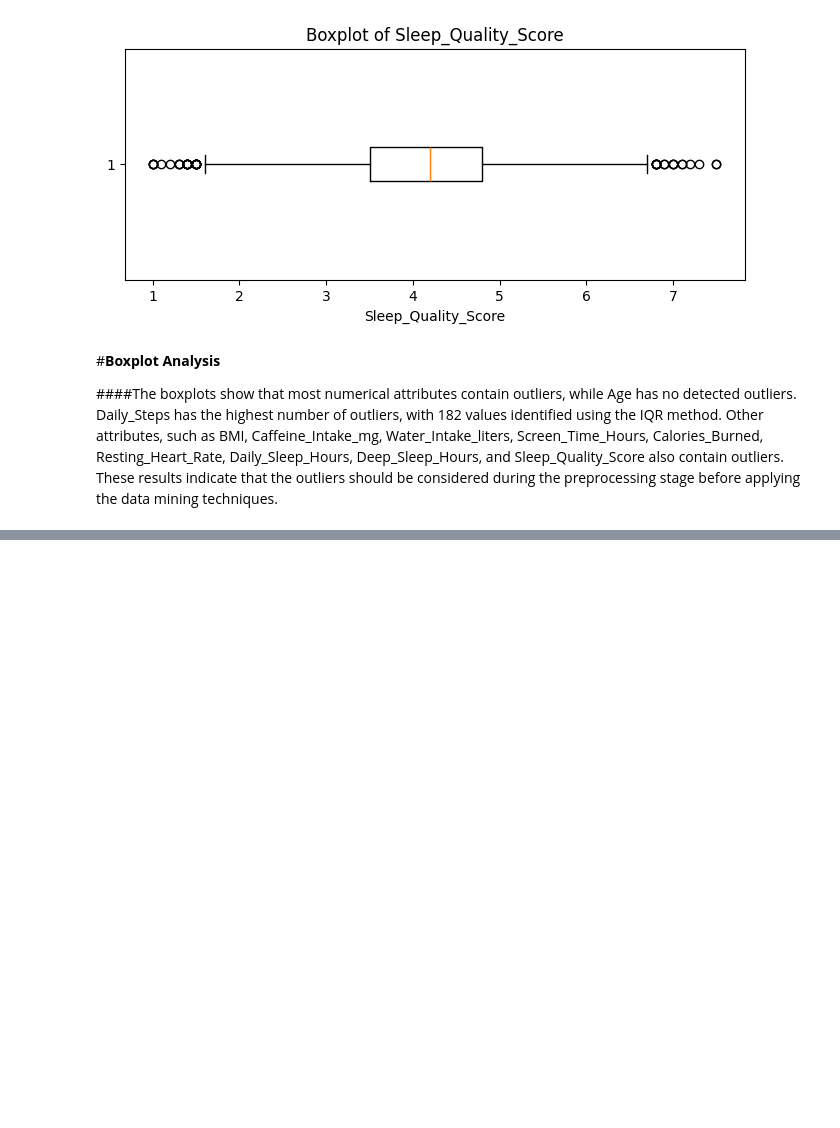
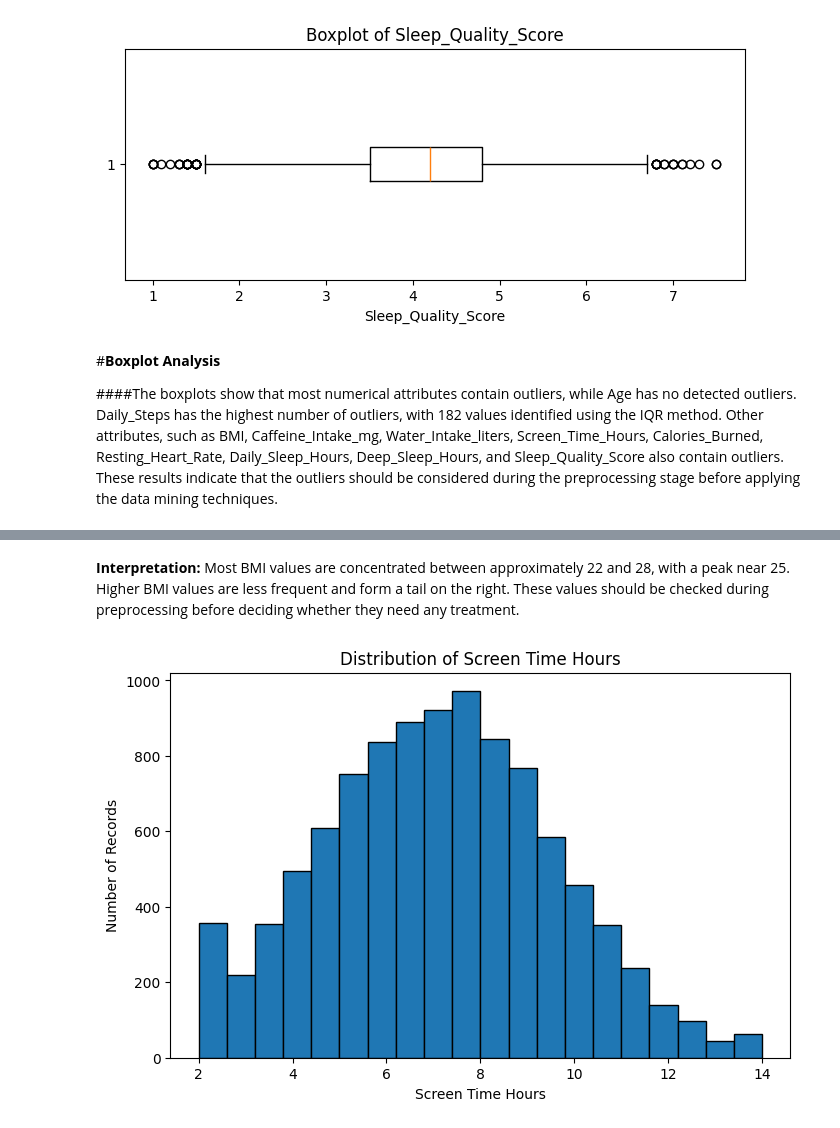
Before and after one commit to hend-22/-IT326-Project, a Jupyter notebook: Reports/Phase2.ipynb, the cells around one changed output, grey strips where cells are left out. Drawn from its saved outputs; the diff is of its cells as text; code cells hidden in the pictures; blank space fills up the shorter version.

```diff
--- a/Reports/Phase2.ipynb
+++ b/Reports/Phase2.ipynb
@@ -103,0 +128,11 @@ for column in numeric_columns:
+# %% [markdown]
+**Interpretation:** Most BMI values are concentrated between approximately 22 and 28, with a peak near 25. Higher BMI values are less frequent and form a tail on the right. These values should be checked during preprocessing before deciding whether they need any treatment.
+# %%
+plt.figure(figsize=(8, 5))
+plt.hist(df['Screen_Time_Hours'].dropna(), bins=20, edgecolor='black')
+plt.title('Distribution of Screen Time Hours')
+plt.xlabel('Screen Time Hours')
+plt.ylabel('Number of Records')
+plt.show()
+# %% [output]
+[figure, added]
```
Also changed, not shown: parts of 7 cells of this notebook.
